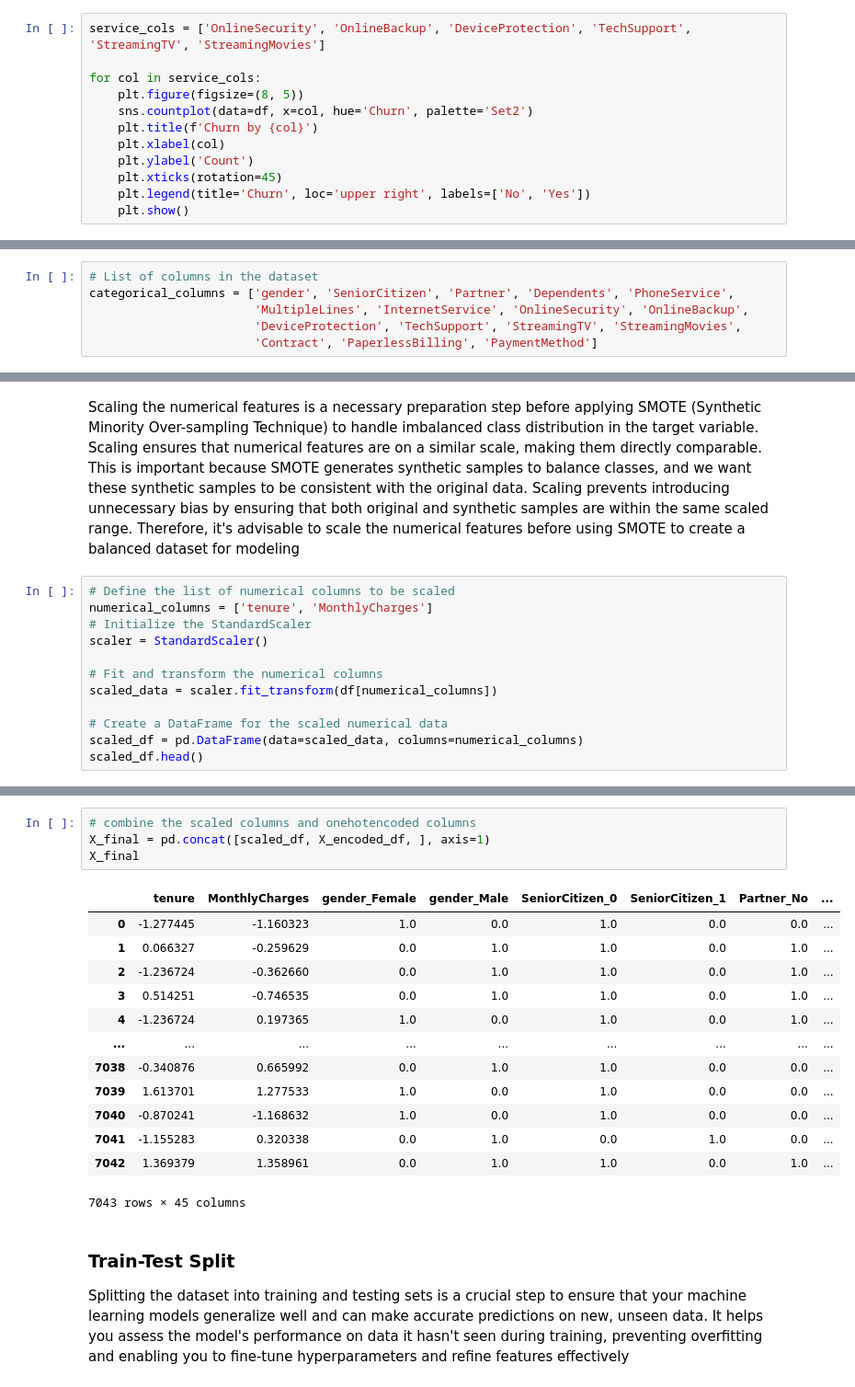
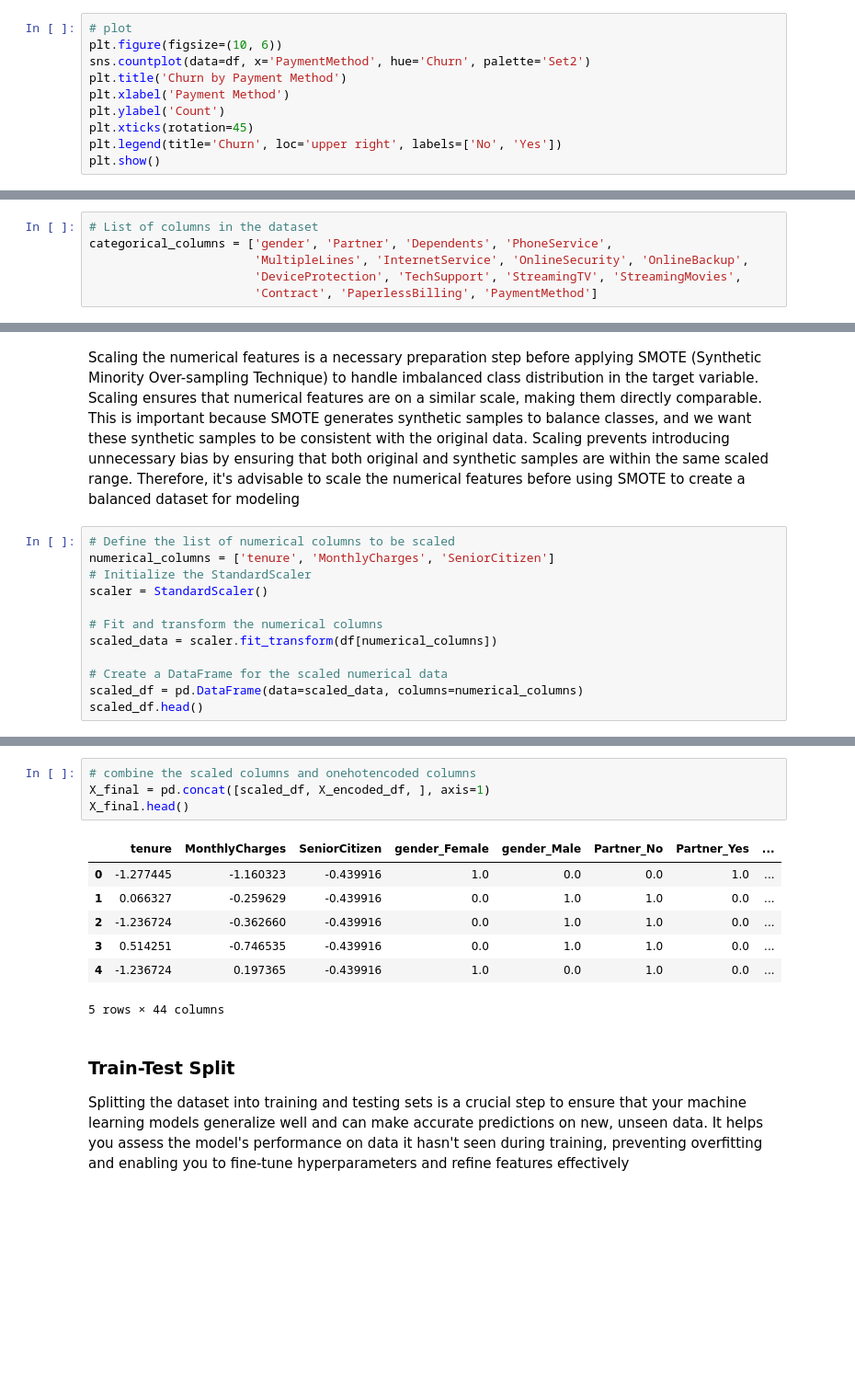
Before and after one commit to marwa9975/Telco_Customer_Churn_Analysis, a Jupyter notebook: notebook.ipynb, the cells around one changed output, grey strips where cells are left out. Shown at 92% size. Cells and saved outputs as stored; diff of their text form; blank space fills up the shorter version.

```diff
--- a/notebook.ipynb
+++ b/notebook.ipynb
@@ -427,13 +441,11 @@ plt.show()
 # %%
-service_cols = ['OnlineSecurity', 'OnlineBackup', 'DeviceProtection', 'TechSupport', 'StreamingTV', 'StreamingMovies']
-
-for col in service_cols:
-    plt.figure(figsize=(8, 5))
-    sns.countplot(data=df, x=col, hue='Churn', palette='Set2')
-    plt.title(f'Churn by {col}')
-    plt.xlabel(col)
-    plt.ylabel('Count')
-    plt.xticks(rotation=45)
-    plt.legend(title='Churn', loc='upper right', labels=['No', 'Yes'])
-    plt.show()
+# plot
+plt.figure(figsize=(10, 6))
+sns.countplot(data=df, x='PaymentMethod', hue='Churn', palette='Set2')
+plt.title('Churn by Payment Method')
+plt.xlabel('Payment Method')
+plt.ylabel('Count')
+plt.xticks(rotation=45)
+plt.legend(title='Churn', loc='upper right', labels=['No', 'Yes'])
+plt.show()
 # %% [output]
@@ -581,7 +595,7 @@ X.head()
 One-hot encoding is a technique used to transform categorical variables into a format that machine learning models can understand. It turns categories into individual binary (0 or 1) features, effectively representing each category as a unique switch that is either on (1) or off (0). This conversion is necessary to enable classification models to work with categorical data and make predictions effectively
 # %%
 # List of columns in the dataset
-categorical_columns = ['gender', 'SeniorCitizen', 'Partner', 'Dependents', 'PhoneService',
+categorical_columns = ['gender', 'Partner', 'Dependents', 'PhoneService',
                        'MultipleLines', 'InternetService', 'OnlineSecurity', 'OnlineBackup',
                        'DeviceProtection', 'TechSupport', 'StreamingTV', 'StreamingMovies',
                        'Contract', 'PaperlessBilling', 'PaymentMethod']
@@ -613,7 +627,7 @@ X_encoded_df.head()
 Scaling the numerical features is a necessary preparation step before applying SMOTE (Synthetic Minority Over-sampling Technique) to handle imbalanced class distribution in the target variable. Scaling ensures that numerical features are on a similar scale, making them directly comparable. This is important because SMOTE generates synthetic samples to balance classes, and we want these synthetic samples to be consistent with the original data. Scaling prevents introducing unnecessary bias by ensuring that both original and synthetic samples are within the same scaled range. Therefore, it's advisable to scale the numerical features before using SMOTE to create a balanced dataset for modeling
 # %%
 # Define the list of numerical columns to be scaled
-numerical_columns = ['tenure', 'MonthlyCharges']
+numerical_columns = ['tenure', 'MonthlyCharges', 'SeniorCitizen']
 # Initialize the StandardScaler
 scaler = StandardScaler()
 
@@ -633,21 +647,15 @@ scaled_df.head()
 # %%
 # combine the scaled columns and onehotencoded columns
 X_final = pd.concat([scaled_df, X_encoded_df, ], axis=1)
-X_final
+X_final.head()
 # %% [output]
-|  | tenure | MonthlyCharges | gender_Female | gender_Male | SeniorCitizen_0 | SeniorCitizen_1 | Partner_No | ... |
-| 0 | -1.277445 | -1.160323 | 1.0 | 0.0 | 1.0 | 0.0 | 0.0 | ... |
-| 1 | 0.066327 | -0.259629 | 0.0 | 1.0 | 1.0 | 0.0 | 1.0 | ... |
-| 2 | -1.236724 | -0.362660 | 0.0 | 1.0 | 1.0 | 0.0 | 1.0 | ... |
-| 3 | 0.514251 | -0.746535 | 0.0 | 1.0 | 1.0 | 0.0 | 1.0 | ... |
-| 4 | -1.236724 | 0.197365 | 1.0 | 0.0 | 1.0 | 0.0 | 1.0 | ... |
-| ... | ... | ... | ... | ... | ... | ... | ... | ... |
-| 7038 | -0.340876 | 0.665992 | 0.0 | 1.0 | 1.0 | 0.0 | 0.0 | ... |
-| 7039 | 1.613701 | 1.277533 | 1.0 | 0.0 | 1.0 | 0.0 | 0.0 | ... |
-| 7040 | -0.870241 | -1.168632 | 1.0 | 0.0 | 1.0 | 0.0 | 0.0 | ... |
-| 7041 | -1.155283 | 0.320338 | 0.0 | 1.0 | 0.0 | 1.0 | 0.0 | ... |
-| 7042 | 1.369379 | 1.358961 | 0.0 | 1.0 | 1.0 | 0.0 | 1.0 | ... |
+|  | tenure | MonthlyCharges | SeniorCitizen | gender_Female | gender_Male | Partner_No | Partner_Yes | ... |
+| 0 | -1.277445 | -1.160323 | -0.439916 | 1.0 | 0.0 | 0.0 | 1.0 | ... |
+| 1 | 0.066327 | -0.259629 | -0.439916 | 0.0 | 1.0 | 1.0 | 0.0 | ... |
+| 2 | -1.236724 | -0.362660 | -0.439916 | 0.0 | 1.0 | 1.0 | 0.0 | ... |
+| 3 | 0.514251 | -0.746535 | -0.439916 | 0.0 | 1.0 | 1.0 | 0.0 | ... |
+| 4 | -1.236724 | 0.197365 | -0.439916 | 1.0 | 0.0 | 1.0 | 0.0 | ... |
-7043 rows × 45 columns
+5 rows × 44 columns
 # %% [markdown]
 ### Train-Test Split
 Splitting the dataset into training and testing sets is a crucial step to ensure that your machine learning models generalize well and can make accurate predictions on new, unseen data. It helps you assess the model's performance on data it hasn't seen during training, preventing overfitting and enabling you to fine-tune hyperparameters and refine features effectively
```
Also changed, not shown: parts of 63 cells of this notebook.
